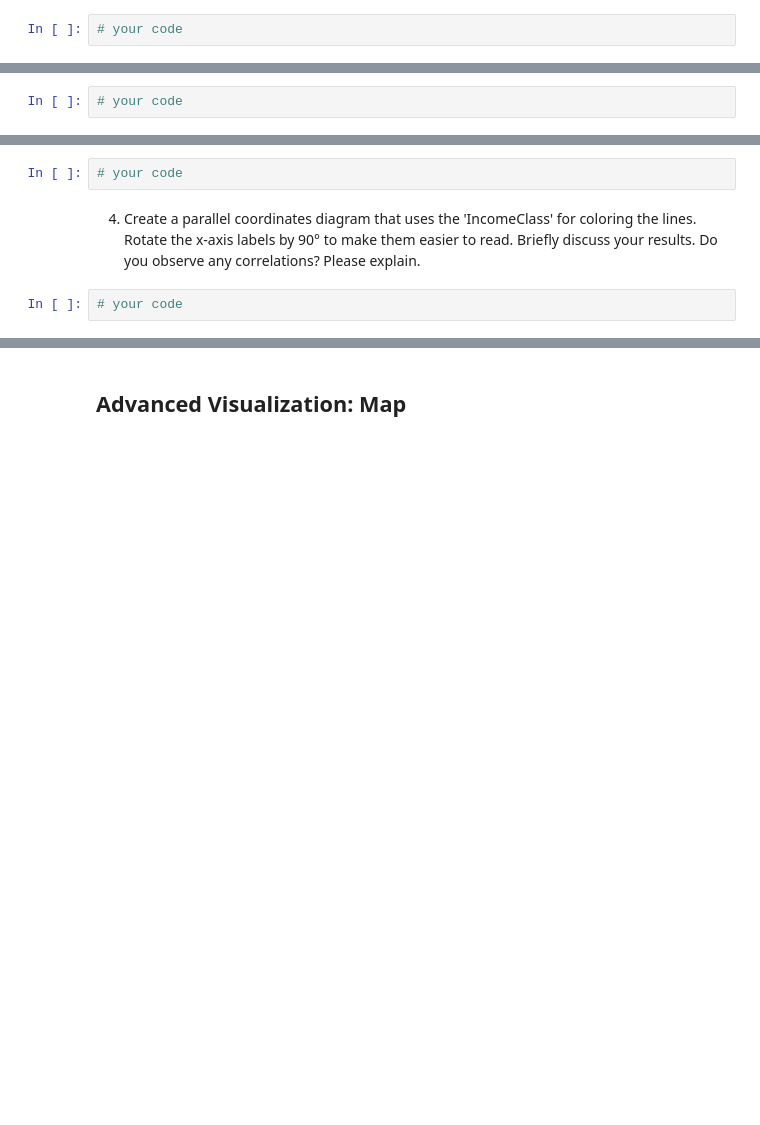
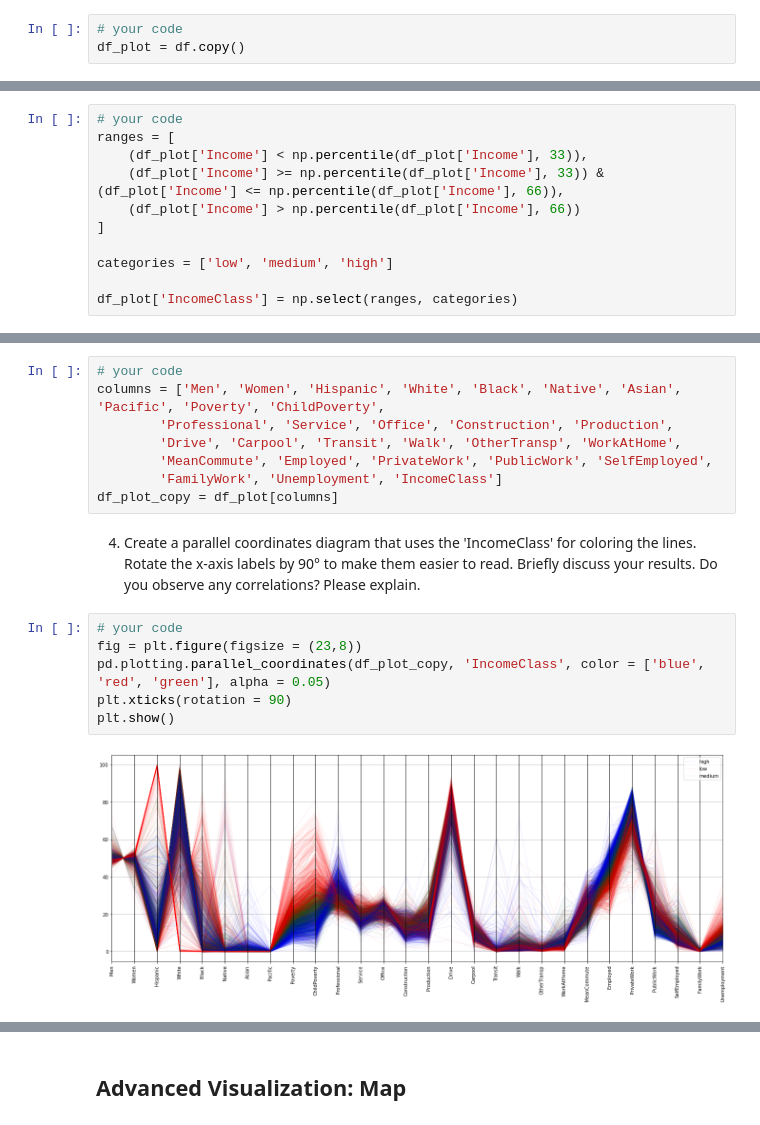
Before and after one commit to Starcrysis/assignment_2, a Jupyter notebook: assignment_2.ipynb, the cells around one changed output, grey strips where cells are left out. Saved outputs shown, nothing was run; the diff lists cells and outputs as text; blank space fills up the shorter version.

```diff
--- a/assignment_2.ipynb
+++ b/assignment_2.ipynb
@@ -500,6 +526,7 @@ df = my_aggregation(df)
 1) Create a copy `df_plot` of the aggregated dataframe.
 # %%
 # your code
+df_plot = df.copy()
 # %% [markdown]
 2) Append a column 'IncomeClass' to `df_plot` containing the 'Income' categories based on the following inter-percentile ranges:
     - low' iff the income is less than the 33% income percentile
@@ -507,6 +534,15 @@ df = my_aggregation(df)
     - 'high' iff the income is above the 66% percentile
 # %%
 # your code
+ranges = [
+    (df_plot['Income'] < np.percentile(df_plot['Income'], 33)),
+    (df_plot['Income'] >= np.percentile(df_plot['Income'], 33)) & (df_plot['Income'] <= np.percentile(df_plot['Income'], 66)),
+    (df_plot['Income'] > np.percentile(df_plot['Income'], 66))
+]
+
+categories = ['low', 'medium', 'high']
+
+df_plot['IncomeClass'] = np.select(ranges, categories)
 # %% [markdown]
 3) Project the dataframe on the columns that contain percent values (for the sake of readability), that is:
 
@@ -517,8 +553,20 @@ df = my_aggregation(df)
         'FamilyWork', 'Unemployment', 'IncomeClass']
 # %%
 # your code
+columns = ['Men', 'Women', 'Hispanic', 'White', 'Black', 'Native', 'Asian', 'Pacific', 'Poverty', 'ChildPoverty',
+        'Professional', 'Service', 'Office', 'Construction', 'Production',
+        'Drive', 'Carpool', 'Transit', 'Walk', 'OtherTransp', 'WorkAtHome',
+        'MeanCommute', 'Employed', 'PrivateWork', 'PublicWork', 'SelfEmployed',
+        'FamilyWork', 'Unemployment', 'IncomeClass']
+df_plot_copy = df_plot[columns]
 # %% [markdown]
 4) Create a parallel coordinates diagram that uses the 'IncomeClass' for coloring the lines. Rotate the x-axis labels by 90° to make them easier to read.
 Briefly discuss your results. Do you observe any correlations? Please explain.
 # %%
 # your code
+fig = plt.figure(figsize = (23,8))
+pd.plotting.parallel_coordinates(df_plot_copy, 'IncomeClass', color = ['blue', 'red', 'green'], alpha = 0.05)
+plt.xticks(rotation = 90)
+plt.show()
+# %% [output]
+[figure, added]
```
Also changed, not shown: parts of 9 cells of this notebook, 4 other files.
